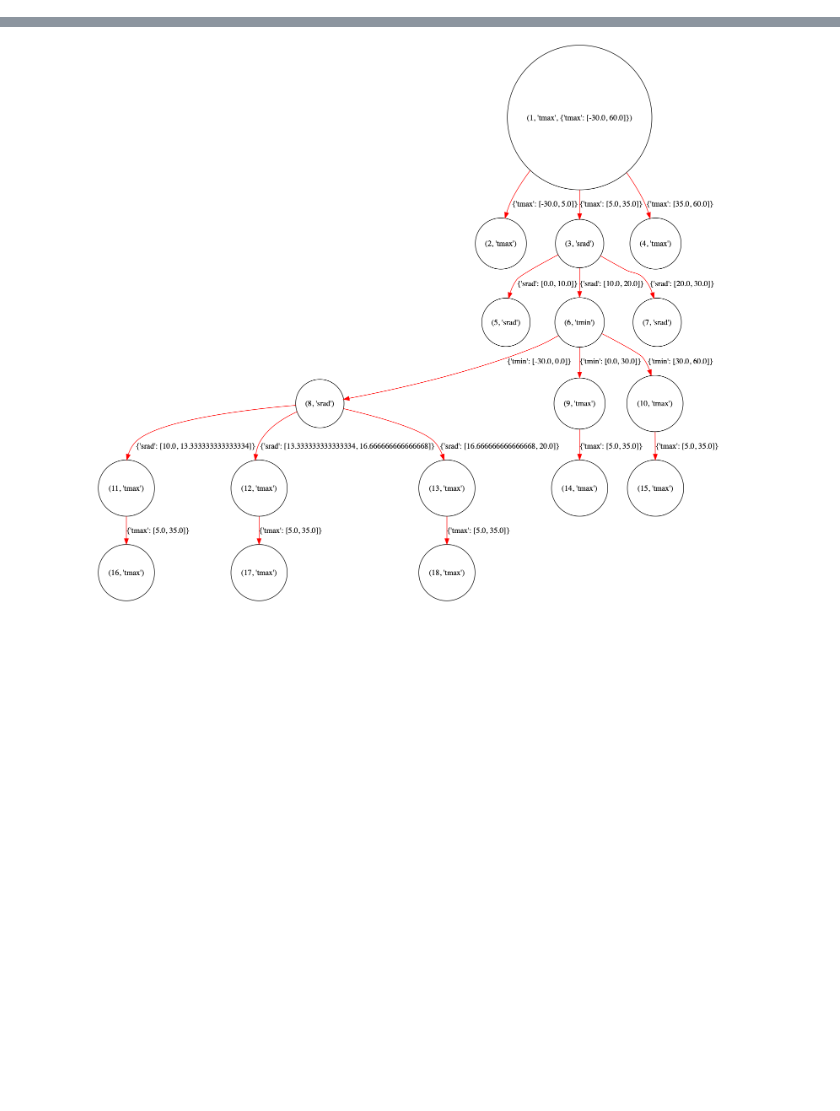
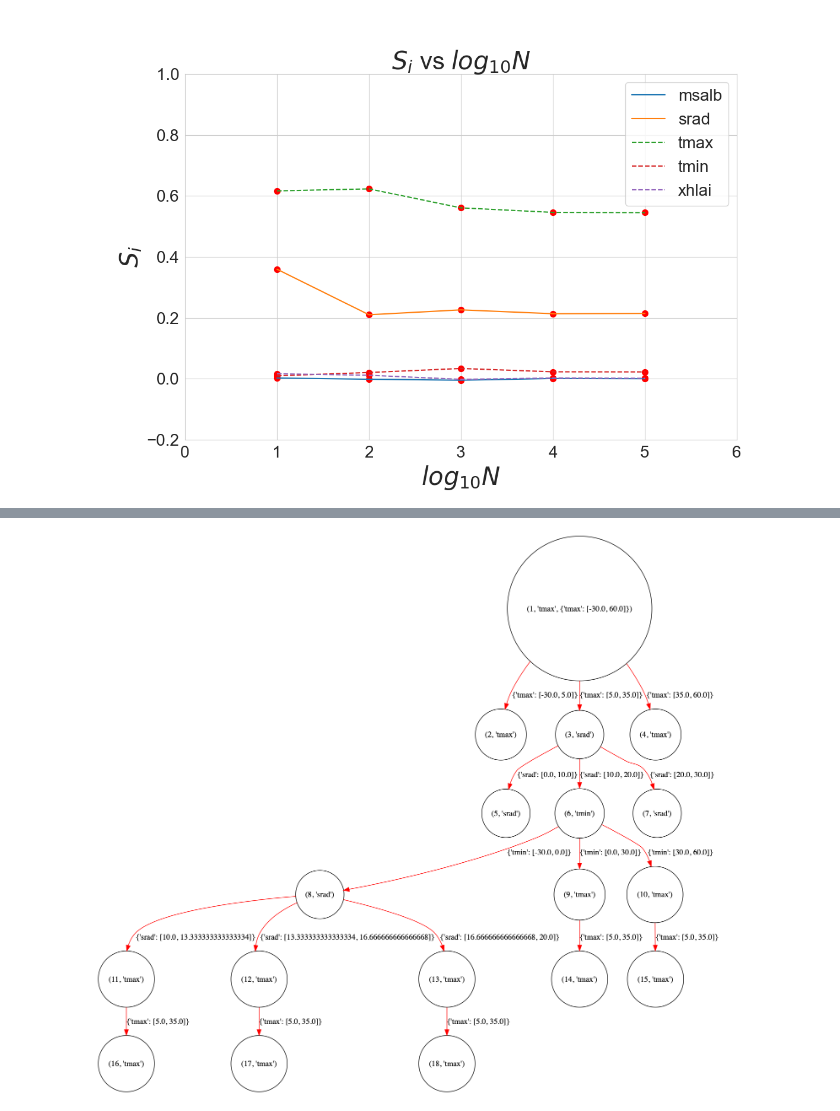
Before and after one commit to ml4ai/automates, a Jupyter notebook: notebooks/ISA.ipynb, the cells around one changed output, grey strips where cells are left out. Saved outputs shown, nothing was run; the diff lists cells and outputs as text; code cells hidden in the pictures; blank space fills up the shorter version.

```diff
--- a/notebooks/ISA.ipynb
+++ b/notebooks/ISA.ipynb
@@ -27,0 +50,4 @@ def PETPT(tmax, tmin, srad, xhlai, msalb):
+# %%
+Image('PETPT_S1.png', width=1000,  height=1000)
+# %% [output]
+[figure, added]
```
Also changed, not shown: parts of 22 cells of this notebook.
